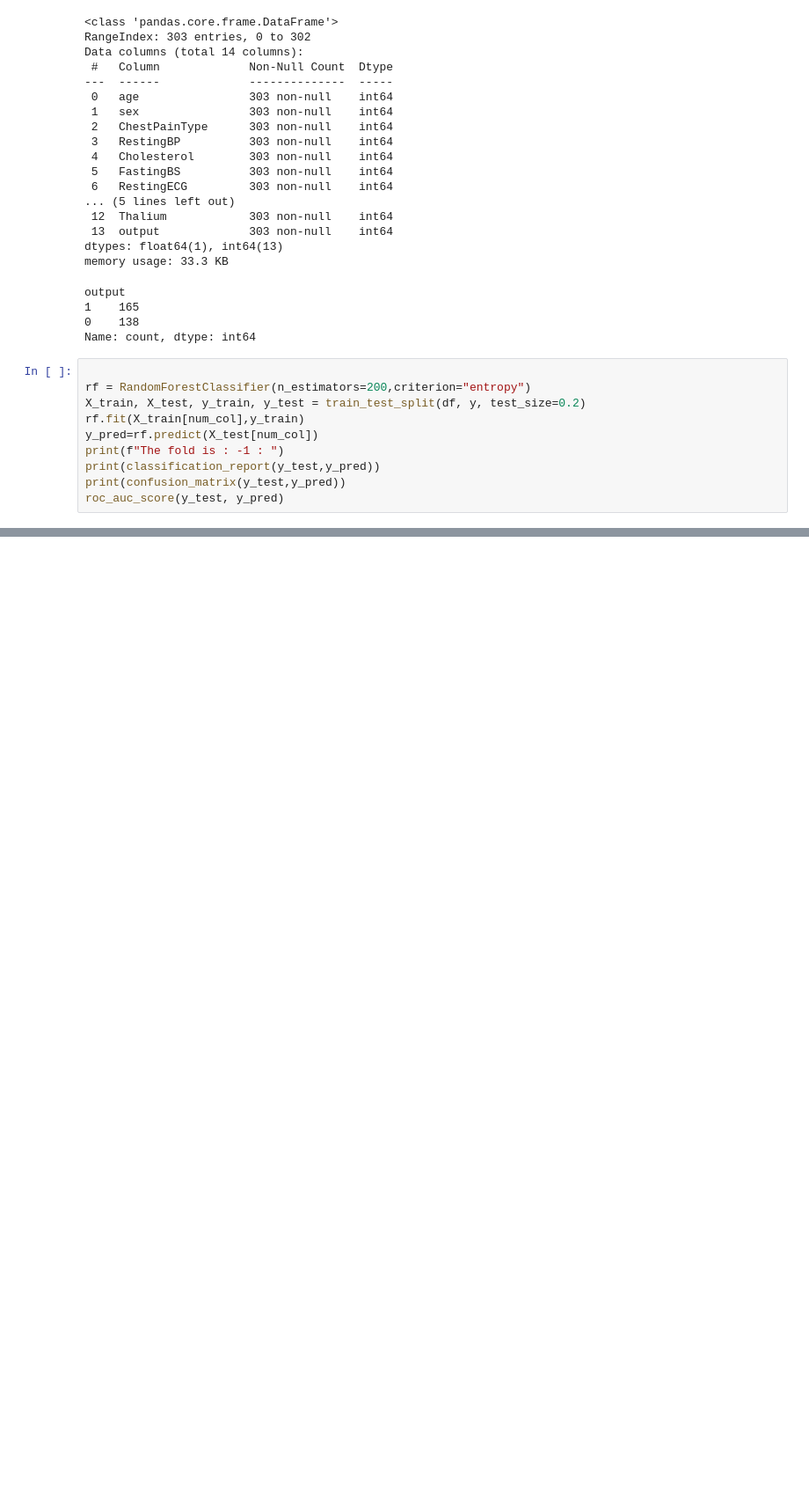
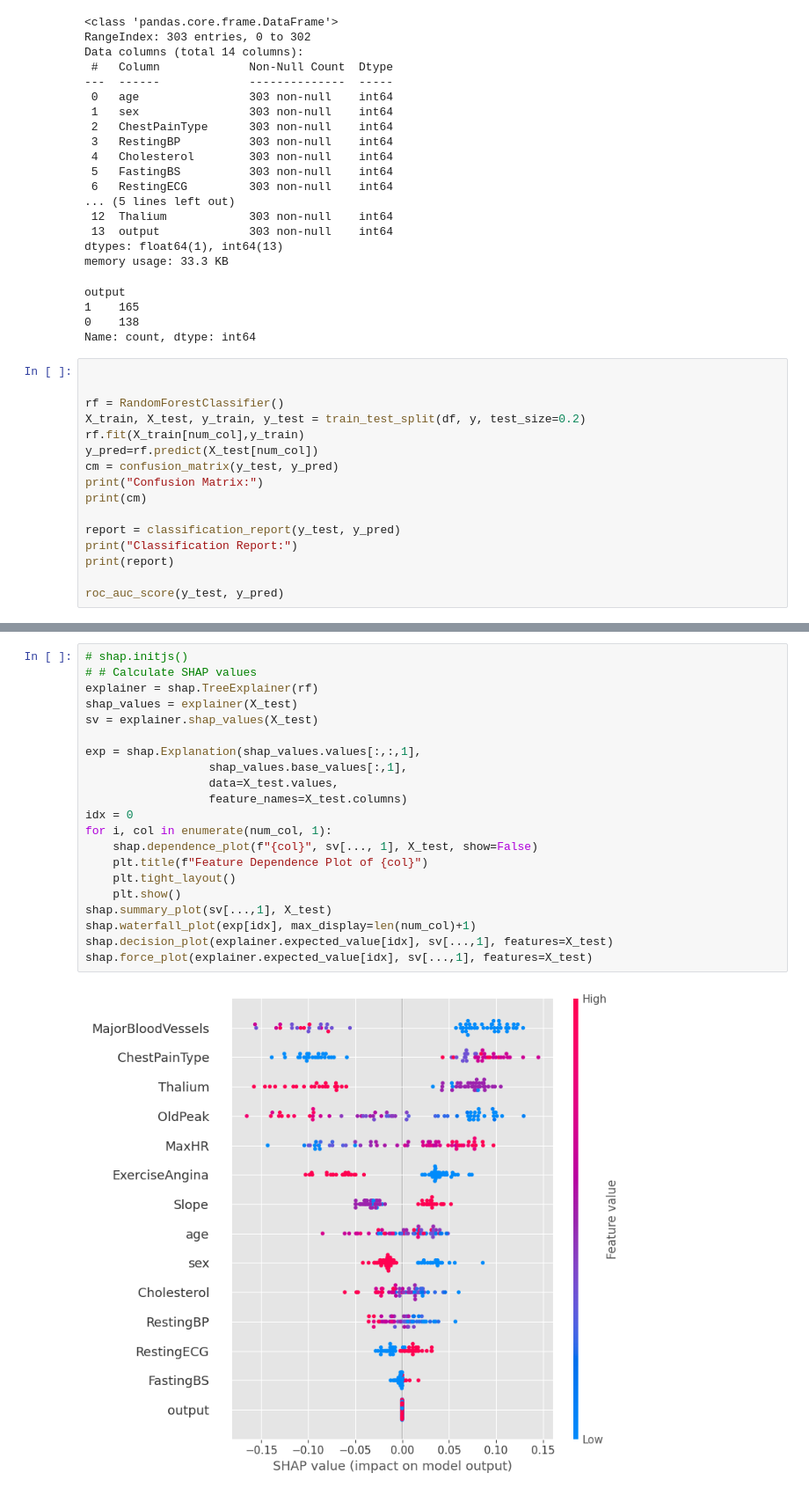
Before and after one commit to Tom-Sloan/ML_CSI_assignment2, a Jupyter notebook: assignment2.ipynb, the cells around one changed output, grey strips where cells are left out. Shown at 88% size. Drawn from its saved outputs; the diff is of its cells as text; blank space fills up the shorter version.

Commit message:
Update shap plots

```diff
--- a/assignment2.ipynb
+++ b/assignment2.ipynb
@@ -161,12 +163,18 @@ output
 Name: count, dtype: int64
 # %%
 
-rf = RandomForestClassifier(n_estimators=200,criterion="entropy")
+
+rf = RandomForestClassifier()
 X_train, X_test, y_train, y_test = train_test_split(df, y, test_size=0.2)
 rf.fit(X_train[num_col],y_train)
 y_pred=rf.predict(X_test[num_col])
-print(f"The fold is : -1 : ")
-print(classification_report(y_test,y_pred))
-print(confusion_matrix(y_test,y_pred))
+cm = confusion_matrix(y_test, y_pred)
+print("Confusion Matrix:")
+print(cm)
+
+report = classification_report(y_test, y_pred)
+print("Classification Report:")
+print(report)
+
 roc_auc_score(y_test, y_pred)
 # %% [output]
@@ -208,0 +208,23 @@ TypeError: In v0.20, force plot now requires the base value as the first paramet
+# %%
+# shap.initjs()
+# # Calculate SHAP values
+explainer = shap.TreeExplainer(rf)
+shap_values = explainer(X_test)
+sv = explainer.shap_values(X_test)
+
+exp = shap.Explanation(shap_values.values[:,:,1],
+                  shap_values.base_values[:,1],
+                  data=X_test.values,
+                  feature_names=X_test.columns)
+idx = 0
+for i, col in enumerate(num_col, 1):
+    shap.dependence_plot(f"{col}", sv[..., 1], X_test, show=False)
+    plt.title(f"Feature Dependence Plot of {col}")
+    plt.tight_layout()
+    plt.show()
+shap.summary_plot(sv[...,1], X_test)
+shap.waterfall_plot(exp[idx], max_display=len(num_col)+1)
+shap.decision_plot(explainer.expected_value[idx], sv[...,1], features=X_test)
+shap.force_plot(explainer.expected_value[idx], sv[...,1], features=X_test)
+# %% [output]
+[figure, added]
```
Also changed, not shown: parts of 5 cells of this notebook.
